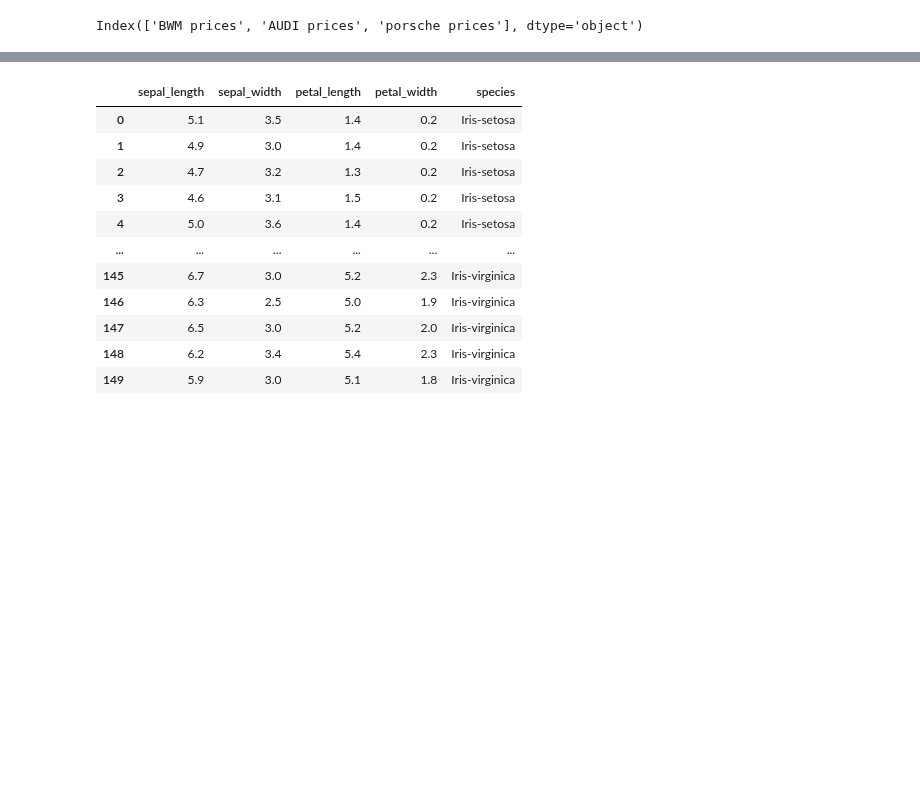
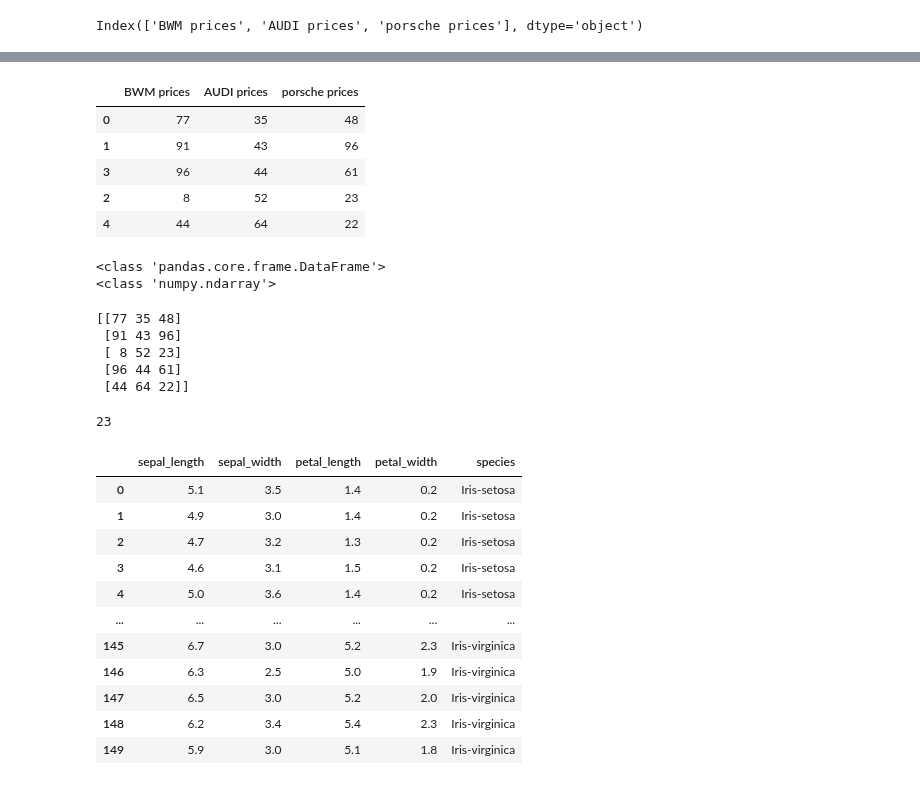
Before and after one commit to aryangulati/Python_Code, a Jupyter notebook: 2.)PYTHON_BASICS/PYTHON Pandas/Pandas.ipynb, the cells around one changed output, grey strips where cells are left out. Saved outputs shown, nothing was run; the diff lists cells and outputs as text; code cells hidden in the pictures; blank space fills up the shorter version.

```diff
--- a/2.)PYTHON_BASICS/PYTHON Pandas/Pandas.ipynb
+++ b/2.)PYTHON_BASICS/PYTHON Pandas/Pandas.ipynb
@@ -47,0 +102,28 @@ mydata
+# %%
+mydata.sort_values(by=["AUDI prices","porsche prices"],ascending=True)
+# %% [output]
+|  | BWM prices | AUDI prices | porsche prices |
+| 0 | 77 | 35 | 48 |
+| 1 | 91 | 43 | 96 |
+| 3 | 96 | 44 | 61 |
+| 2 | 8 | 52 | 23 |
+| 4 | 44 | 64 | 22 |
+# %%
+dataarray=mydata.values
+print(type(mydata))
+print(type(dataarray))
+# %% [output]
+<class 'pandas.core.frame.DataFrame'>
+<class 'numpy.ndarray'>
+# %%
+print(dataarray)
+# %% [output]
+[[77 35 48]
+ [91 43 96]
+ [ 8 52 23]
+ [96 44 61]
+ [44 64 22]]
+# %%
+dataarray[2][2]
+# %% [output]
+23
```
Also changed, not shown: parts of 11 cells of this notebook, 3 other files.
